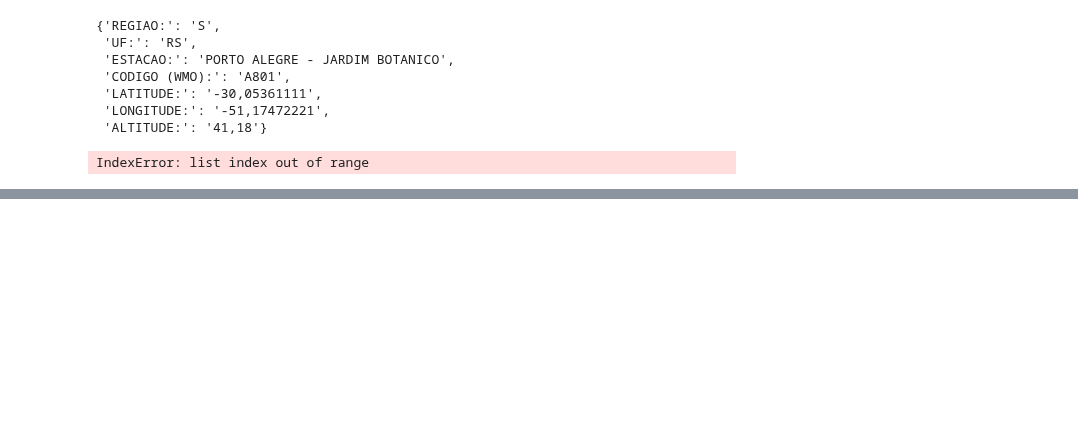
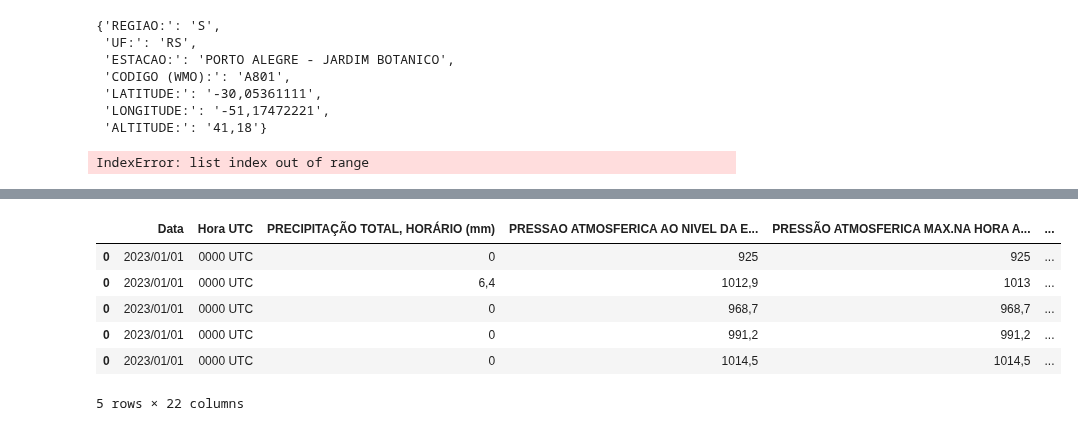
Before and after one commit to matheus-vizzotto/load_forecasting, a Jupyter notebook: lab/matheus/notebooks/inmet_scraper.ipynb, the cells around one changed output, grey strips where cells are left out. Saved outputs shown, nothing was run; the diff lists cells and outputs as text; code cells hidden in the pictures; blank space fills up the shorter version.

Commit message:
INMET wrangling

```diff
--- a/lab/matheus/notebooks/inmet_scraper.ipynb
+++ b/lab/matheus/notebooks/inmet_scraper.ipynb
@@ -115,3 +115,24 @@ for ano in range(2000, 2024):
     df = pd.concat([df, df01])
 # %% [output]
 IndexError: list index out of range
+# %%
+df = pd.DataFrame()
+for ano in range(2000, 2024):
+    print(ano)
+    path = f'https://portal.inmet.gov.br/uploads/dadoshistoricos/{ano}.zip'
+    r = requests.get(path, verify = False)
+    files = ZipFile(BytesIO(r.content))
+    arquivos = [file for file in files.namelist() if file.lower().endswith(".csv")]
+
+    df01 = pd.DataFrame()
+    nomes_colunas = []
+    for arquivo in arquivos:
+        info = pd.read_csv(files.open(arquivo), sep = ";", encoding = "latin-1", nrows=7, header = None)
+        info2 = {line[1][0]: line[1][1] for line in temp_poa_desc.iterrows()}
+        df02 = pd.read_csv(files.open(arquivo),  sep = ";", encoding = "latin-1", skiprows = 8, nrows=1)
+        df02["ESTACAO"] = info2['ESTACAO:']
+        df02["UF"] = info2['UF:']
+        df02["REGIAO"] = info2['REGIAO:']
+        df01 = pd.concat([df01, df02])
+        for col in df02.columns.to_list():
+            nomes_colunas.append(col)
@@ -117,0 +157,10 @@ IndexError: list index out of range
+# %%
+df01.sample(5)
+# %% [output]
+|  | Data | Hora UTC | PRECIPITAÇÃO TOTAL, HORÁRIO (mm) | PRESSAO ATMOSFERICA AO NIVEL DA E... | PRESSÃO ATMOSFERICA MAX.NA HORA A... | ... |
+| 0 | 2023/01/01 | 0000 UTC | 0 | 925 | 925 | ... |
+| 0 | 2023/01/01 | 0000 UTC | 6,4 | 1012,9 | 1013 | ... |
+| 0 | 2023/01/01 | 0000 UTC | 0 | 968,7 | 968,7 | ... |
+| 0 | 2023/01/01 | 0000 UTC | 0 | 991,2 | 991,2 | ... |
+| 0 | 2023/01/01 | 0000 UTC | 0 | 1014,5 | 1014,5 | ... |
+5 rows × 22 columns
```
Also changed, not shown: parts of 9 cells of this notebook.
